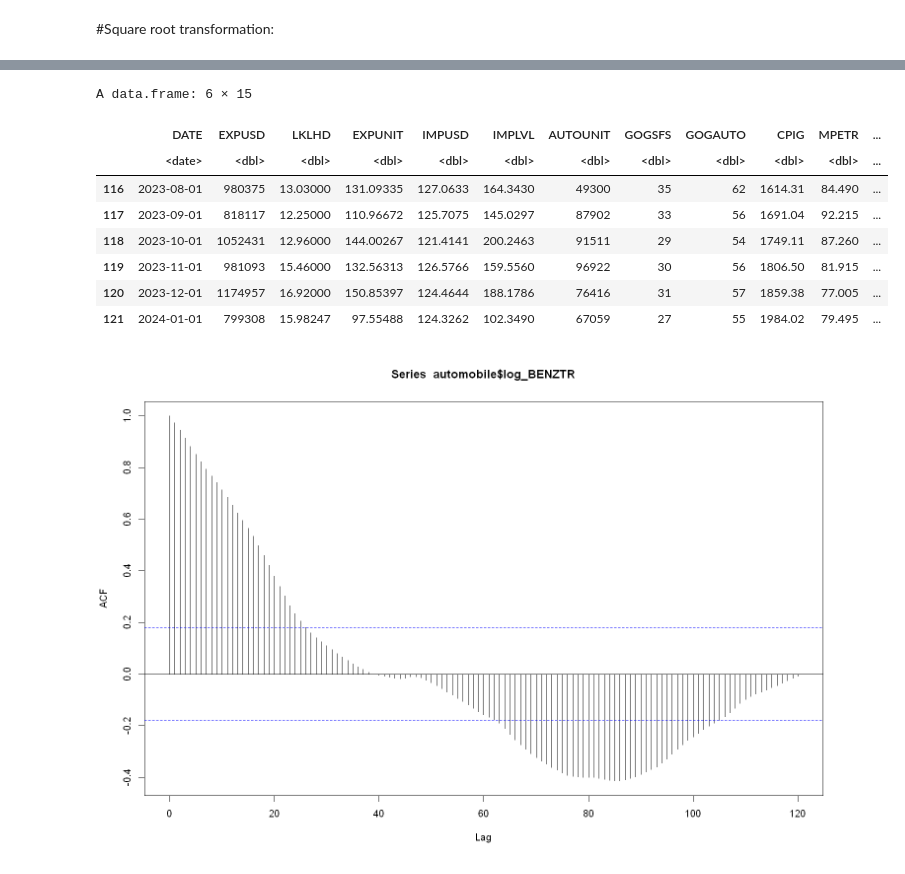
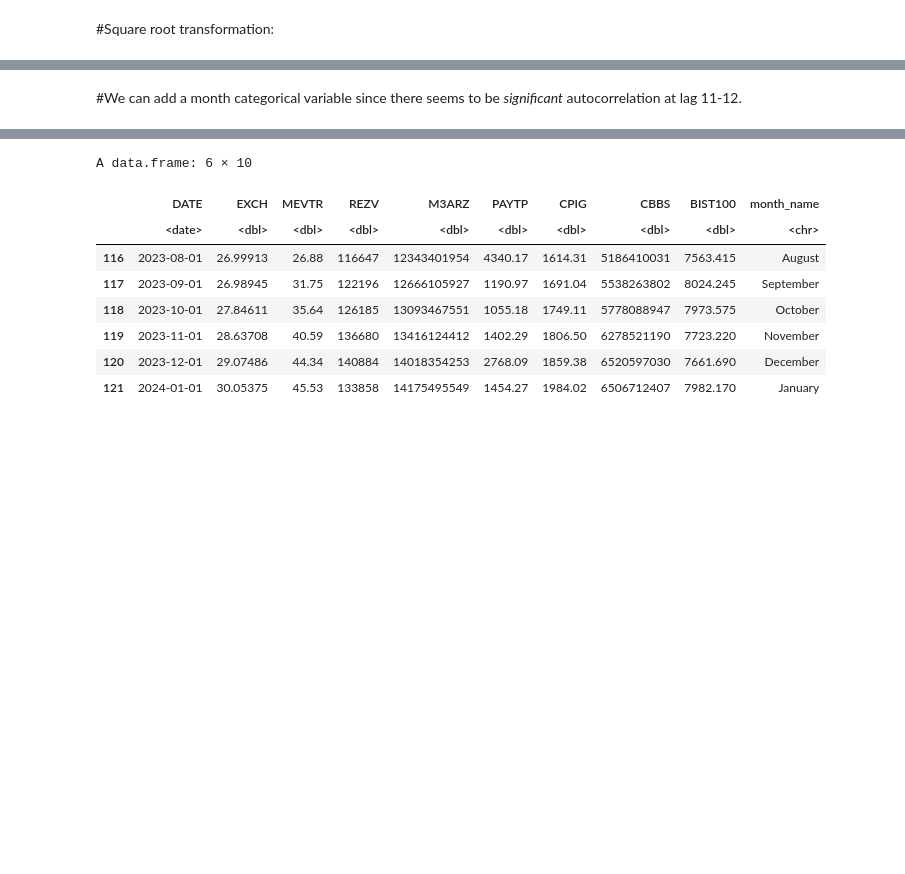
Before and after one commit to BU-IE-360/spring24-kayrasenerr, a Jupyter notebook: rtest.ipynb, the cells around one changed output, grey strips where cells are left out. Cells and saved outputs as stored; diff of their text form; code cells hidden in the pictures; blank space fills up the shorter version.

```diff
--- a/rtest.ipynb
+++ b/rtest.ipynb
@@ -408,8 +474,9 @@ ggplot(automobile, aes(x = DATE, y = BENZTR)) +  #exchange rate over time plot
 # %%
-automobile$log_BENZTR <- log(automobile$BENZTR)
-l_fit4 = lm(log_BENZTR~.,data=automobile)
-l_fit4
-summary(l_fit4)
-plot(l_fit4)
+log_automobile <- copy(automobile)
+log_automobile$log_BENZTR <- log(automobile$BENZTR)
+log_l_fit3 = lm(log_BENZTR~.,data=log_automobile)
+log_l_fit3
+summary(log_l_fit3)
+plot(log_l_fit3)
 # %% [output]
 Call:
@@ -446,7 +525,6 @@ F-statistic:  1555 on 13 and 107 DF,  p-value: < 2.2e-16
+# %% [markdown]
+#We can add a month categorical variable since there seems to be *significant* autocorrelation at lag 11-12.
 # %%
-acf(automobile$log_BENZTR, lag.max = 10)
-acf(automobile$log_BENZTR, lag.max = 31)
-acf(automobile$log_BENZTR, lag.max = 360)
-automobile$month_name <- month.name[month(automobile$DATE)] #Adding categorical month variables for seasonality
-tail(automobile)
+log_automobile$month_name <- month.name[month(log_automobile$DATE)] #Adding categorical month variables for seasonality
+tail(exchange_rate)
 # %% [output]
@@ -455,10 +531,9 @@ tail(automobile)
-A data.frame: 6 × 15
+A data.frame: 6 × 10
-|  | DATE | EXPUSD | LKLHD | EXPUNIT | IMPUSD | IMPLVL | AUTOUNIT | GOGSFS | GOGAUTO | CPIG | MPETR | ... |
-|  | <date> | <dbl> | <dbl> | <dbl> | <dbl> | <dbl> | <dbl> | <dbl> | <dbl> | <dbl> | <dbl> | ... |
-| 116 | 2023-08-01 | 980375 | 13.03000 | 131.09335 | 127.0633 | 164.3430 | 49300 | 35 | 62 | 1614.31 | 84.490 | ... |
-| 117 | 2023-09-01 | 818117 | 12.25000 | 110.96672 | 125.7075 | 145.0297 | 87902 | 33 | 56 | 1691.04 | 92.215 | ... |
-| 118 | 2023-10-01 | 1052431 | 12.96000 | 144.00267 | 121.4141 | 200.2463 | 91511 | 29 | 54 | 1749.11 | 87.260 | ... |
-| 119 | 2023-11-01 | 981093 | 15.46000 | 132.56313 | 126.5766 | 159.5560 | 96922 | 30 | 56 | 1806.50 | 81.915 | ... |
-| 120 | 2023-12-01 | 1174957 | 16.92000 | 150.85397 | 124.4644 | 188.1786 | 76416 | 31 | 57 | 1859.38 | 77.005 | ... |
-| 121 | 2024-01-01 | 799308 | 15.98247 | 97.55488 | 124.3262 | 102.3490 | 67059 | 27 | 55 | 1984.02 | 79.495 | ... |
+|  | DATE | EXCH | MEVTR | REZV | M3ARZ | PAYTP | CPIG | CBBS | BIST100 | month_name |
+|  | <date> | <dbl> | <dbl> | <dbl> | <dbl> | <dbl> | <dbl> | <dbl> | <dbl> | <chr> |
+| 116 | 2023-08-01 | 26.99913 | 26.88 | 116647 | 12343401954 | 4340.17 | 1614.31 | 5186410031 | 7563.415 | August |
+| 117 | 2023-09-01 | 26.98945 | 31.75 | 122196 | 12666105927 | 1190.97 | 1691.04 | 5538263802 | 8024.245 | September |
+| 118 | 2023-10-01 | 27.84611 | 35.64 | 126185 | 13093467551 | 1055.18 | 1749.11 | 5778088947 | 7973.575 | October |
+| 119 | 2023-11-01 | 28.63708 | 40.59 | 136680 | 13416124412 | 1402.29 | 1806.50 | 6278521190 | 7723.220 | November |
+| 120 | 2023-12-01 | 29.07486 | 44.34 | 140884 | 14018354253 | 2768.09 | 1859.38 | 6520597030 | 7661.690 | December |
+| 121 | 2024-01-01 | 30.05375 | 45.53 | 133858 | 14175495549 | 1454.27 | 1984.02 | 6506712407 | 7982.170 | January |
-[figure, removed]
```
Also changed, not shown: parts of 25 cells of this notebook, 1 other file.
